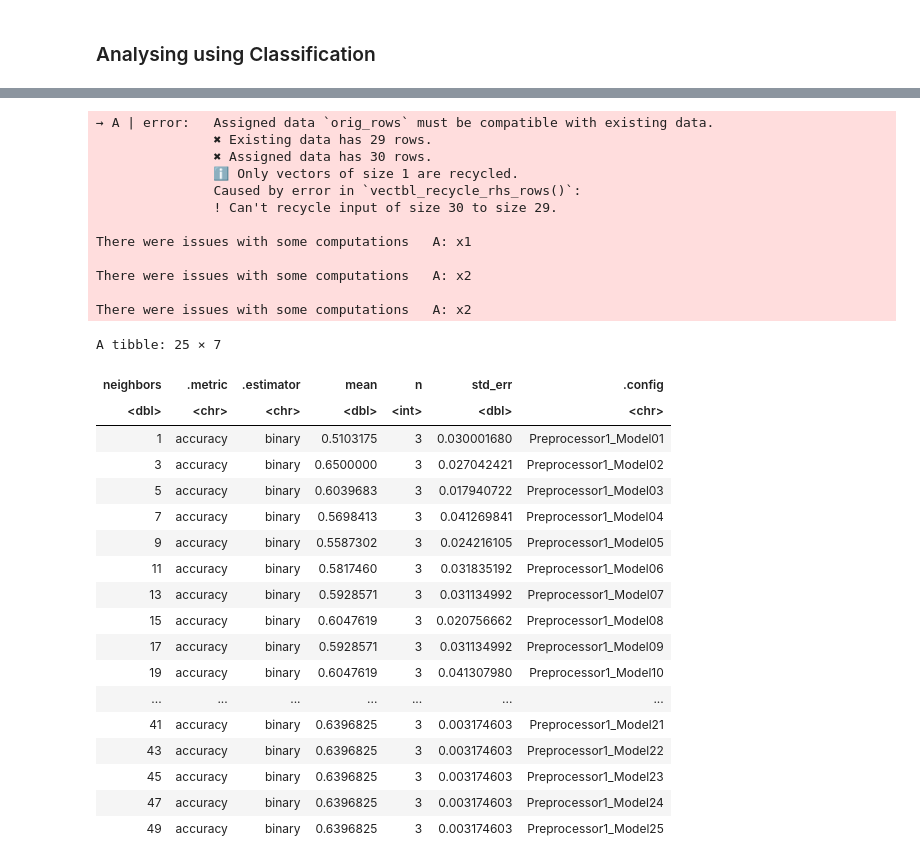
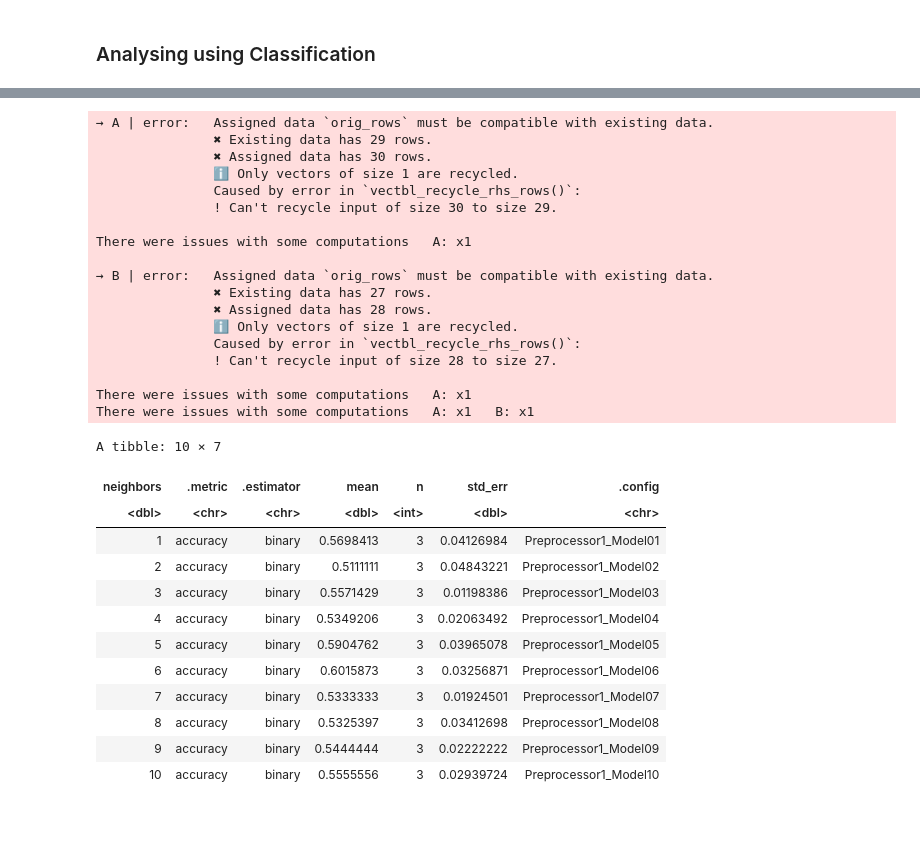
Before and after one commit to lucychenyun/DSCI100-Project-Group, a Jupyter notebook: Project.ipynb, the cells around one changed output, grey strips where cells are left out. Cells and saved outputs as stored; diff of their text form; code cells hidden in the pictures; blank space fills up the shorter version.

```diff
--- a/Project.ipynb
+++ b/Project.ipynb
@@ -166,50 +147,50 @@ A tibble: 146 × 4
 # %%
 recipe <- recipe(active ~experience+gender+Age, data=training_data)
 knn_tune <- nearest_neighbor(weight_func="rectangular", neighbors=tune())|>
     set_engine("kknn")|>
     set_mode("classification")
 vfold <- vfold_cv(training_data, v=5, strata=active)
-k_vals <- tibble(neighbors=seq(from=1, to=50, by=2))
+k_vals <- tibble(neighbors=seq(from=1, to=10, by=1))
 knn_metric <- workflow()|>
     add_recipe(recipe)|>
     add_model(knn_tune)|>
     tune_grid(resample=vfold, grid=k_vals)|>
     collect_metrics()
 accuracy <- knn_metric |>
     filter(.metric == "accuracy")
 accuracy
 # %% [output]
 → A | error:   Assigned data `orig_rows` must be compatible with existing data.
                ✖ Existing data has 29 rows.
                ✖ Assigned data has 30 rows.
                ℹ Only vectors of size 1 are recycled.
                Caused by error in `vectbl_recycle_rhs_rows()`:
                ! Can't recycle input of size 30 to size 29.
 
 There were issues with some computations   A: x1
 
-There were issues with some computations   A: x2
+→ B | error:   Assigned data `orig_rows` must be compatible with existing data.
+               ✖ Existing data has 27 rows.
+               ✖ Assigned data has 28 rows.
+               ℹ Only vectors of size 1 are recycled.
+               Caused by error in `vectbl_recycle_rhs_rows()`:
+               ! Can't recycle input of size 28 to size 27.
 
-There were issues with some computations   A: x2
+There were issues with some computations   A: x1
+There were issues with some computations   A: x1   B: x1
-A tibble: 25 × 7
+A tibble: 10 × 7
 | neighbors | .metric | .estimator | mean | n | std_err | .config |
 | <dbl> | <chr> | <chr> | <dbl> | <int> | <dbl> | <chr> |
-| 1 | accuracy | binary | 0.5103175 | 3 | 0.030001680 | Preprocessor1_Model01 |
-| 3 | accuracy | binary | 0.6500000 | 3 | 0.027042421 | Preprocessor1_Model02 |
-| 5 | accuracy | binary | 0.6039683 | 3 | 0.017940722 | Preprocessor1_Model03 |
-| 7 | accuracy | binary | 0.5698413 | 3 | 0.041269841 | Preprocessor1_Model04 |
-| 9 | accuracy | binary | 0.5587302 | 3 | 0.024216105 | Preprocessor1_Model05 |
-| 11 | accuracy | binary | 0.5817460 | 3 | 0.031835192 | Preprocessor1_Model06 |
-| 13 | accuracy | binary | 0.5928571 | 3 | 0.031134992 | Preprocessor1_Model07 |
-| 15 | accuracy | binary | 0.6047619 | 3 | 0.020756662 | Preprocessor1_Model08 |
-| 17 | accuracy | binary | 0.5928571 | 3 | 0.031134992 | Preprocessor1_Model09 |
-| 19 | accuracy | binary | 0.6047619 | 3 | 0.041307980 | Preprocessor1_Model10 |
-| ... | ... | ... | ... | ... | ... | ... |
-| 41 | accuracy | binary | 0.6396825 | 3 | 0.003174603 | Preprocessor1_Model21 |
-| 43 | accuracy | binary | 0.6396825 | 3 | 0.003174603 | Preprocessor1_Model22 |
-| 45 | accuracy | binary | 0.6396825 | 3 | 0.003174603 | Preprocessor1_Model23 |
-| 47 | accuracy | binary | 0.6396825 | 3 | 0.003174603 | Preprocessor1_Model24 |
-| 49 | accuracy | binary | 0.6396825 | 3 | 0.003174603 | Preprocessor1_Model25 |
+| 1 | accuracy | binary | 0.5698413 | 3 | 0.04126984 | Preprocessor1_Model01 |
+| 2 | accuracy | binary | 0.5111111 | 3 | 0.04843221 | Preprocessor1_Model02 |
+| 3 | accuracy | binary | 0.5571429 | 3 | 0.01198386 | Preprocessor1_Model03 |
+| 4 | accuracy | binary | 0.5349206 | 3 | 0.02063492 | Preprocessor1_Model04 |
+| 5 | accuracy | binary | 0.5904762 | 3 | 0.03965078 | Preprocessor1_Model05 |
+| 6 | accuracy | binary | 0.6015873 | 3 | 0.03256871 | Preprocessor1_Model06 |
+| 7 | accuracy | binary | 0.5333333 | 3 | 0.01924501 | Preprocessor1_Model07 |
+| 8 | accuracy | binary | 0.5325397 | 3 | 0.03412698 | Preprocessor1_Model08 |
+| 9 | accuracy | binary | 0.5444444 | 3 | 0.02222222 | Preprocessor1_Model09 |
+| 10 | accuracy | binary | 0.5555556 | 3 | 0.02939724 | Preprocessor1_Model10 |
 # %%
 accuracy_plot <- accuracy |>
     ggplot(aes(x=neighbors, y=mean))+
```
Also changed, not shown: parts of 10 cells of this notebook.
